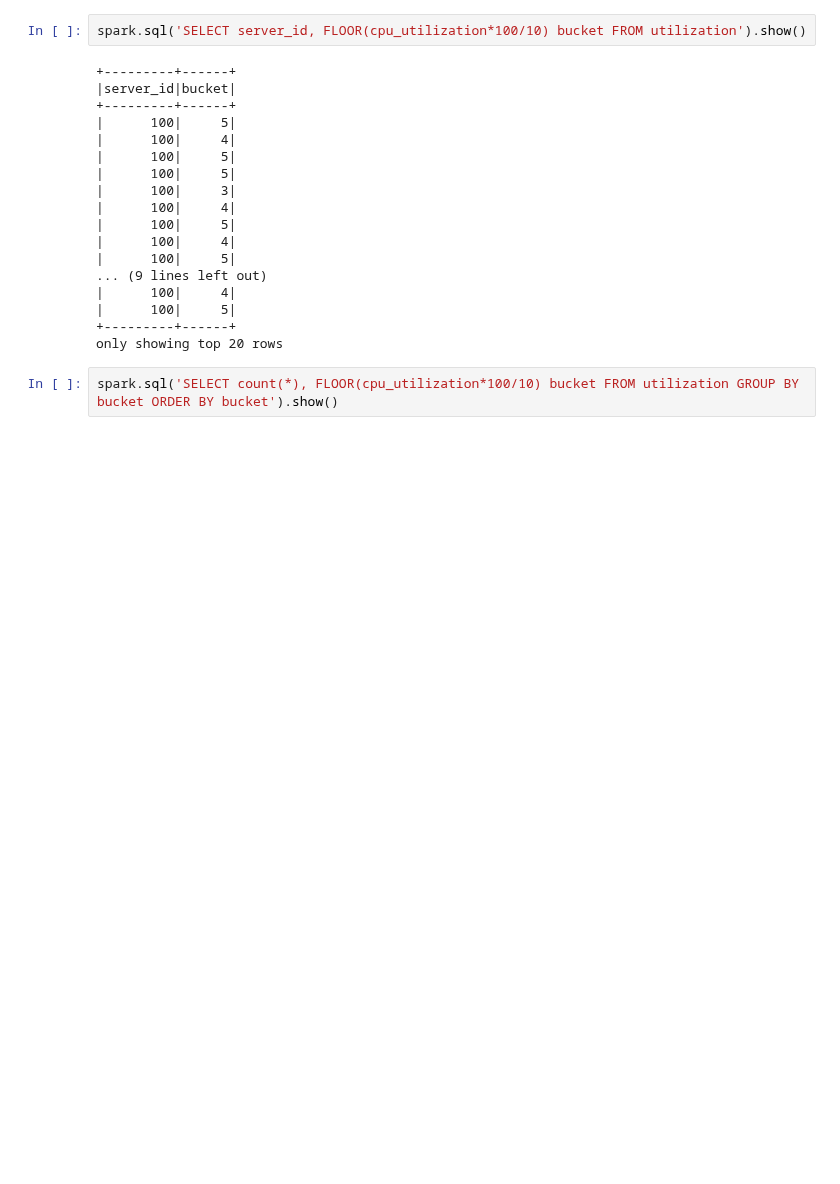
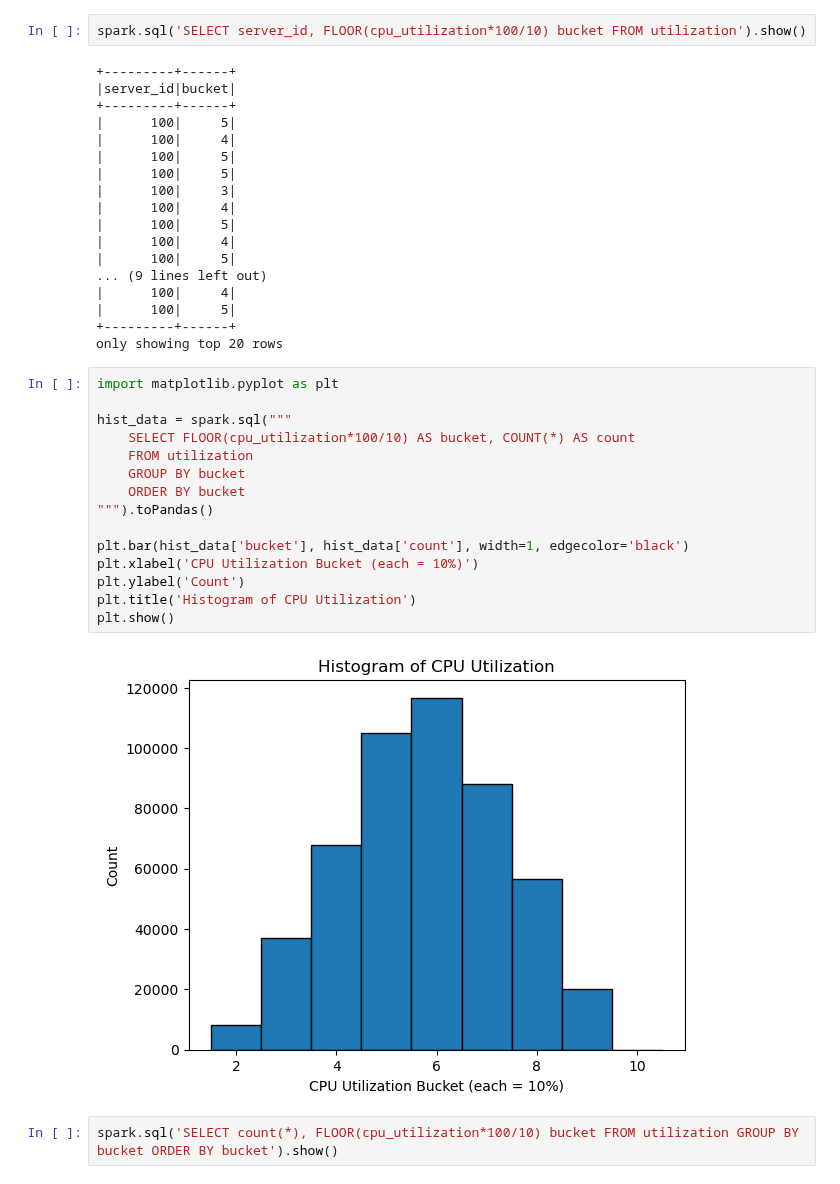
Before and after one commit to ZlataSparrow/SQL_Intermediate, a Jupyter notebook: Spark/CH 05/begin/05.01 Exploratory Analysis.ipynb, the cells around one changed output. Saved outputs shown, nothing was run; the diff lists cells and outputs as text; blank space fills up the shorter version.

Commit message:
bucket visualization

```diff
--- a/Spark/CH 05/begin/05.01 Exploratory Analysis.ipynb
+++ b/Spark/CH 05/begin/05.01 Exploratory Analysis.ipynb
@@ -141,6 +141,23 @@ spark.sql('SELECT server_id, FLOOR(cpu_utilization*100/10) bucket FROM utilizati
 |      100|     5|
 +---------+------+
 only showing top 20 rows
+# %%
+import matplotlib.pyplot as plt
+
+hist_data = spark.sql("""
+    SELECT FLOOR(cpu_utilization*100/10) AS bucket, COUNT(*) AS count
+    FROM utilization
+    GROUP BY bucket
+    ORDER BY bucket
+""").toPandas()
+
+plt.bar(hist_data['bucket'], hist_data['count'], width=1, edgecolor='black')
+plt.xlabel('CPU Utilization Bucket (each = 10%)')
+plt.ylabel('Count')
+plt.title('Histogram of CPU Utilization')
+plt.show()
+# %% [output]
+[figure, added]
 # %%
 spark.sql('SELECT count(*), FLOOR(cpu_utilization*100/10) bucket FROM utilization GROUP BY bucket ORDER BY bucket').show()
 # %% [output]
```
